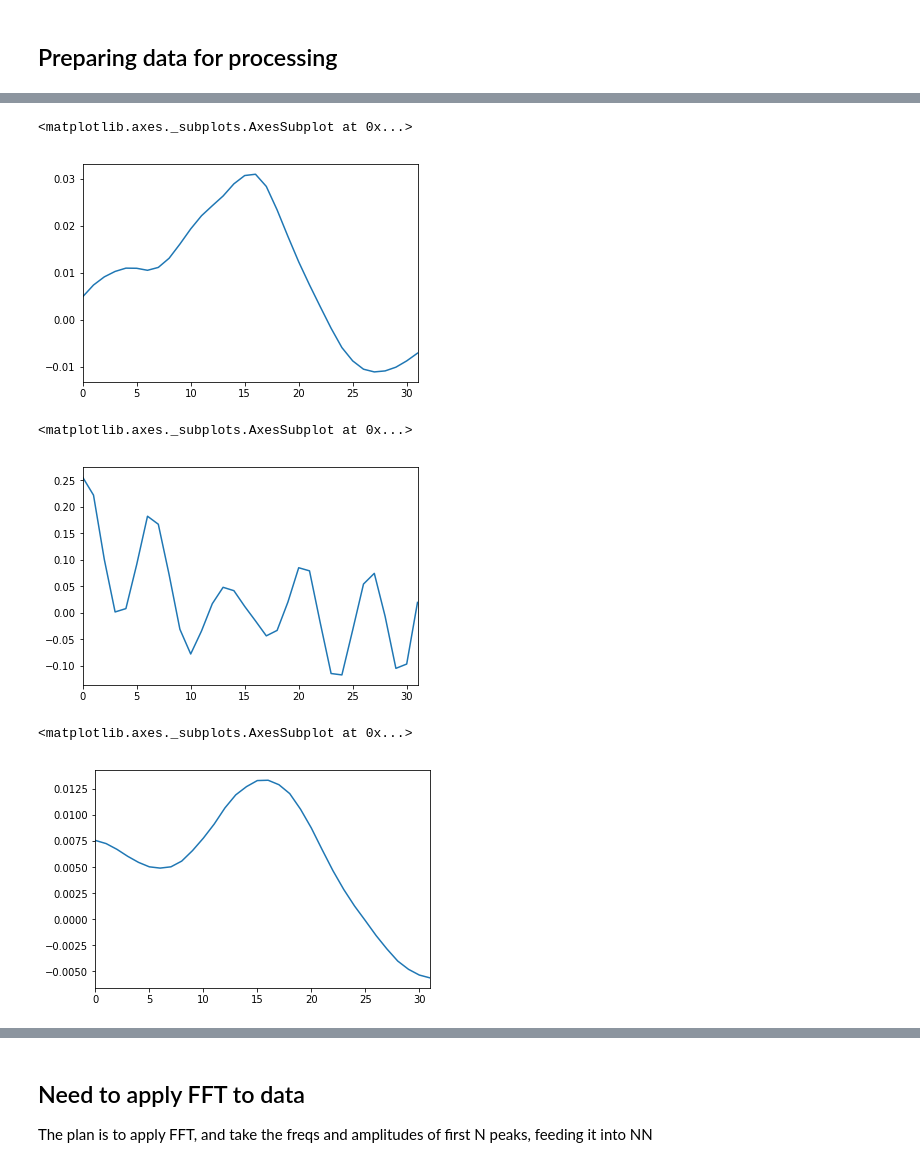
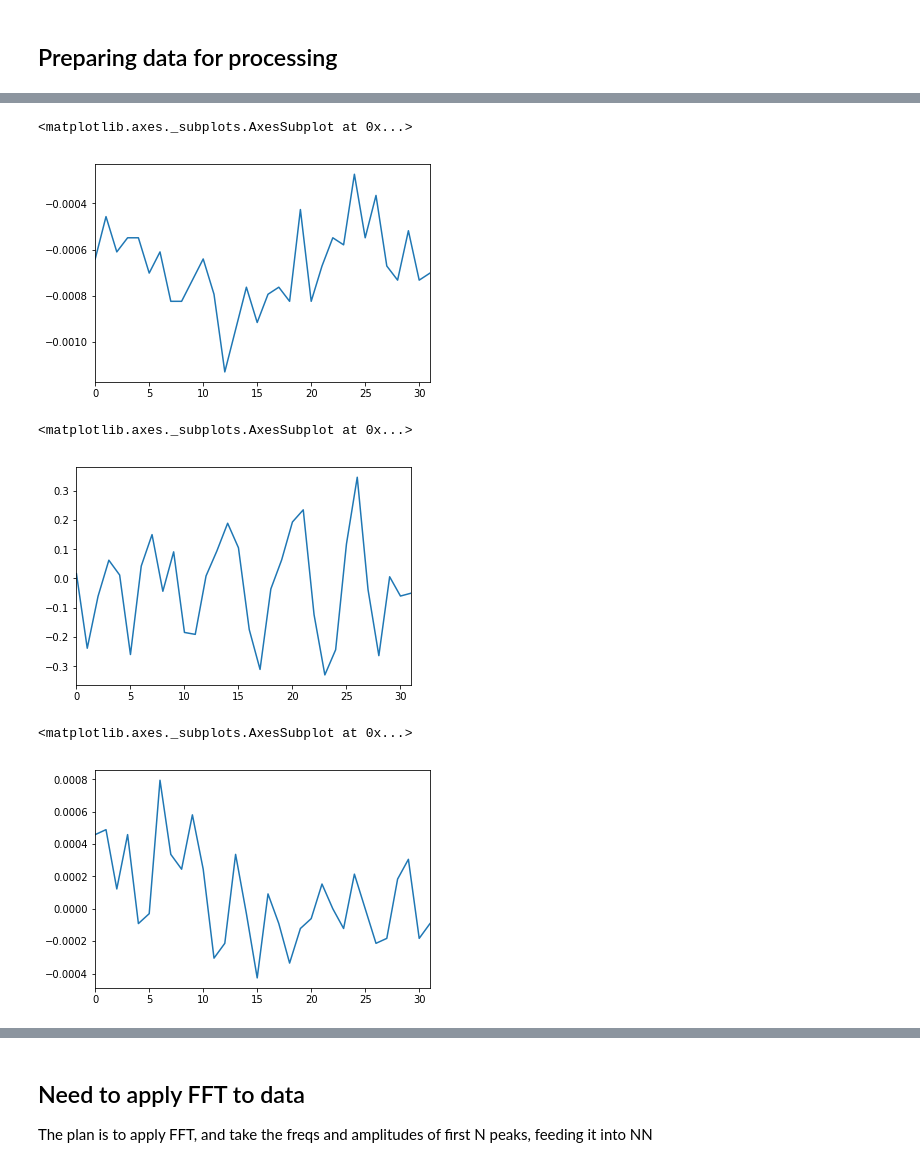
Before and after one commit to naissur/lextac-amp-modelling, a Jupyter notebook: mvp.ipynb, the cells around one changed output, grey strips where cells are left out. Saved outputs shown, nothing was run; the diff lists cells and outputs as text; code cells hidden in the pictures.

Commit message:
Add noise to train & test sets

```diff
--- a/mvp.ipynb
+++ b/mvp.ipynb
@@ -128,0 +193,3 @@ Name: L, dtype: int16
+# %%
+y_train_n_raw = plini_noise_df['L'][y_train_n_start:y_train_n_end]
+y_train_n_raw.head()
@@ -180,0 +255,3 @@ len(y_test_wnd)
+# %%
+y_train_c_wnd = make_windows(y_train_c_raw[TR_C_OFFSET_DEV:TR_C_OFFSET_DEV+TR_C_N_DEV], N_WINDOW_POINTS)
+len(y_train_c_wnd)
@@ -180,0 +275,3 @@ len(y_test_wnd)
+# %%
+y_train_n_wnd = make_windows(y_train_n_raw[TR_N_OFFSET_DEV:TR_N_OFFSET_DEV+TR_N_N_DEV], N_WINDOW_POINTS)
+len(y_train_n_wnd)
@@ -248,7 +360,11 @@ X_test[0], X_test[1]
  Name: L, dtype: int16)
 # %%
-y_train = list(map(lambda wnd: y_train_raw[wnd], y_train_wnd))
-y_train[0], y_train[1]
+y_train = (
+    list(map(lambda wnd: y_train_c_raw[wnd], y_train_c_wnd)) +
+    list(map(lambda wnd: y_train_n_raw[wnd], y_train_n_wnd))
+)
+
+y_train[0], y_train[-1]
 # %% [output]
 (88200    1118
  88201     258
@@ -346,18 +466,18 @@ X_te_n = X_te_n.astype('float32')
 y_tr_n = y_tr_n.astype('float32')
 y_te_n = y_te_n.astype('float32')
 # %%
-pd.Series(X_tr_n[100]).plot.line()
+pd.Series(X_tr_n[-100]).plot.line()
 # %% [output]
 <matplotlib.axes._subplots.AxesSubplot at 0x...>
-[figure, old version]
+[figure, new version]
 # %%
-pd.Series(y_tr_n[100]).plot.line()
+pd.Series(y_tr_n[-100]).plot.line()
 # %% [output]
 <matplotlib.axes._subplots.AxesSubplot at 0x...>
-[figure, old version]
+[figure, new version]
 # %%
-pd.Series(X_te_n[100]).plot.line()
+pd.Series(X_te_n[-100]).plot.line()
 # %% [output]
 <matplotlib.axes._subplots.AxesSubplot at 0x...>
-[figure, old version]
+[figure, new version]
 # %%
```
Also changed, not shown: parts of 63 cells of this notebook.
